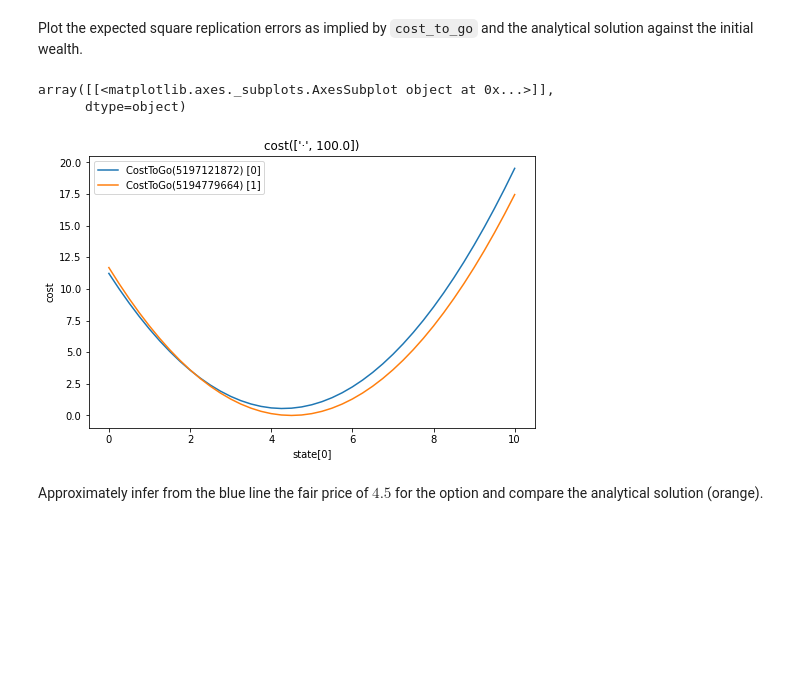
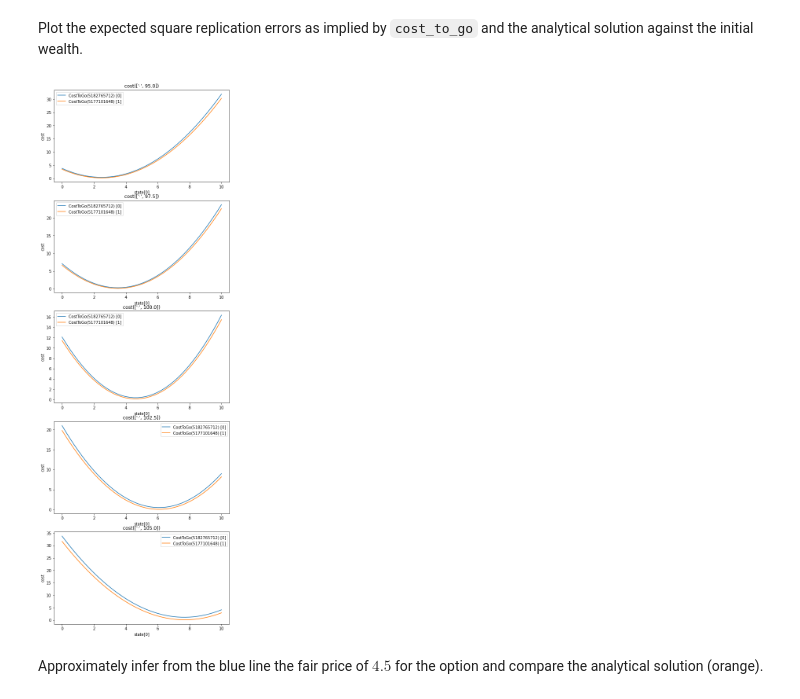
Before and after one commit to rwlmu/ml-adp, a Jupyter notebook: doc/examples/option_hedging.ipynb, the cells around one changed output. Cells and saved outputs as stored; diff of their text form; code cells hidden in the pictures; blank space fills up the shorter version.

```diff
--- a/doc/examples/option_hedging.ipynb
+++ b/doc/examples/option_hedging.ipynb
@@ -104,12 +105,3 @@ CostToGo(
 )
 # %% [markdown]
 For benchmarking purposes, create another `CostToGo` implementing the analytical solution of the problem:
-# %%
-def v0(state):
-    wealth = state[:, [0]]
-    return .577 * (wealth - 4.5) ** 2 # WIP: This is roughly estimated by hand
-
-analytic_error = CostToGo = CostToGo.from_steps(0)
-analytic_error.cost_functions[0] = v0
-
-analytic_error
@@ -125,2 +154,18 @@ The option has an analytic value of $4.5$:
+# %%
+import functools as ft
+
+
+k = ft.partial(K, time=0, time_horizon=time_horizon, md=md)
+b = ft.partial(B, time=0, time_horizon=time_horizon, option=option, md=md)
+c = ft.partial(C, time=0, time_horizon=time_horizon, option=option, md=md)
+
+def v0(state: torch.Tensor):
+    wealth = state[:, [0]]
+    prices = state[:, 1:]
+
+    return k() * (wealth ** 2) - 2 * b(prices) * wealth + c(prices)
+
+analytic_error = CostToGo.from_steps(0)
+analytic_error.cost_functions[0] = v0
 # %%
 analytic_error.plot_state_component_range(
@@ -170,5 +216,5 @@ A configuration of two hidden layers with $40$ neurons each has been identified
 # %%
-hidden_layer_sizes = (40, 40)
+hidden_layer_sizes = (55, 55)
 
 for time in range(len(square_replication_error) - 1):  # Do not need a control at maturity
     square_replication_error.control_functions[time] = LinearStrat(hidden_layer_sizes)
@@ -292,17 +340,18 @@ Plot the expected square replication errors as implied by `cost_to_go` and the a
 # %%
 rand_effs = random_effects_samplers[-1](10000, cost_to_go.steps())
 
-cost_to_go.plot_state_component_range(
-    torch.arange(0, 10.25, 0.25).to(device),
-    torch.arange(100., 101., 1.).to(device),
-    random_effects=rand_effs,
-    versus=analytic_error,
-    plot_size=(8,5)
-)
+from ml_adp.cost import _evaluating
+
+with _evaluating(cost_to_go):
+    cost_to_go.plot_state_component_range(
+        torch.arange(0, 10.25, 0.25).to(device),
+        torch.arange(95., 107.5, 2.5).to(device),
+        random_effects=rand_effs,
+        versus=analytic_error,
+        plot_size=(8,5)
+    )
 # %% [output]
-array([[<matplotlib.axes._subplots.AxesSubplot object at 0x...>]],
-      dtype=object)
-[figure, old version]
+[figure, new version]
 # %% [markdown]
 Approximately infer from the blue line the fair price of $4.5$ for the option and compare the analytical solution (orange).
 # %% [markdown]
```
Also changed, not shown: parts of 14 cells of this notebook.
